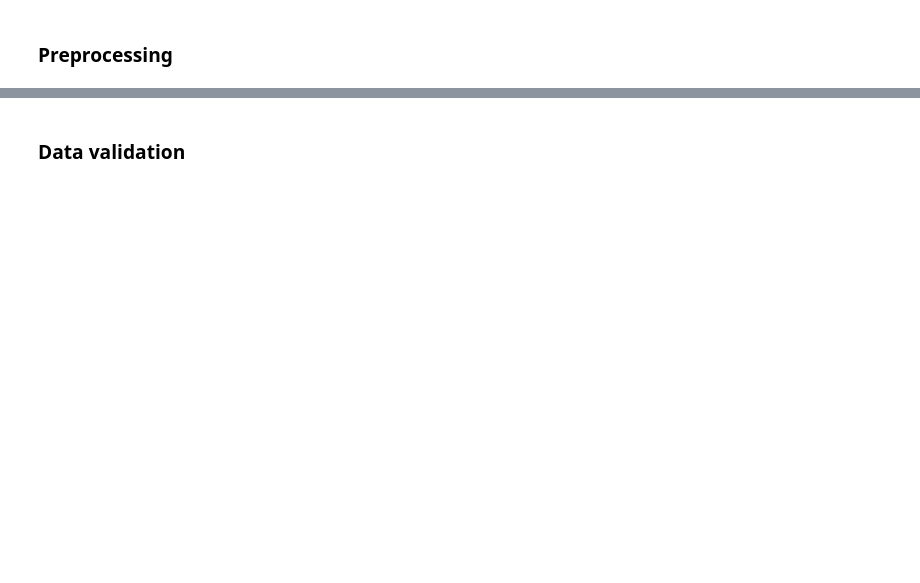
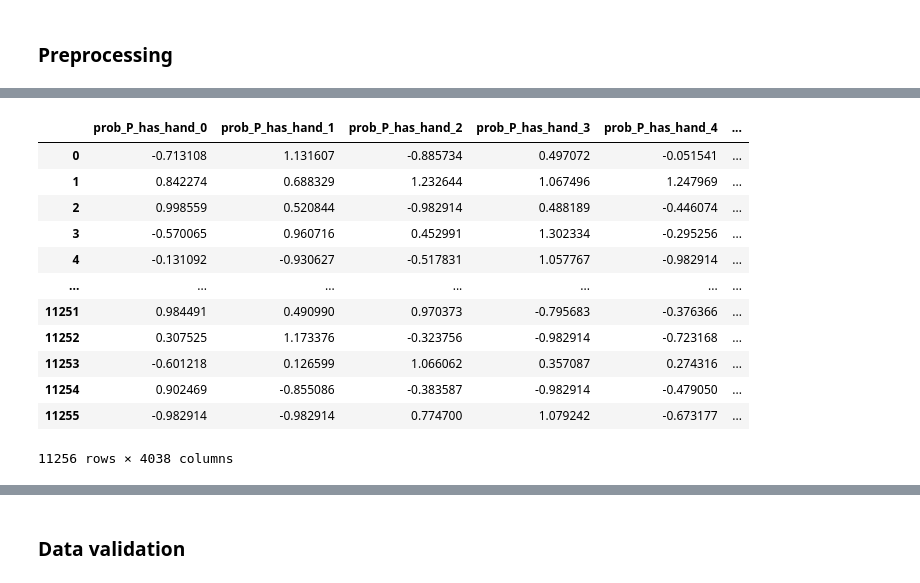
Before and after one commit to tjespe/texas-holdem-ai, a Jupyter notebook: train_nn.ipynb, the cells around one changed output, grey strips where cells are left out. Saved outputs shown, nothing was run; the diff lists cells and outputs as text; code cells hidden in the pictures; blank space fills up the shorter version.

```diff
--- a/train_nn.ipynb
+++ b/train_nn.ipynb
@@ -215,0 +208,16 @@ df
+# %%
+df
+# %% [output]
+|  | prob_P_has_hand_0 | prob_P_has_hand_1 | prob_P_has_hand_2 | prob_P_has_hand_3 | prob_P_has_hand_4 | ... |
+| 0 | -0.713108 | 1.131607 | -0.885734 | 0.497072 | -0.051541 | ... |
+| 1 | 0.842274 | 0.688329 | 1.232644 | 1.067496 | 1.247969 | ... |
+| 2 | 0.998559 | 0.520844 | -0.982914 | 0.488189 | -0.446074 | ... |
+| 3 | -0.570065 | 0.960716 | 0.452991 | 1.302334 | -0.295256 | ... |
+| 4 | -0.131092 | -0.930627 | -0.517831 | 1.057767 | -0.982914 | ... |
+| ... | ... | ... | ... | ... | ... | ... |
+| 11251 | 0.984491 | 0.490990 | 0.970373 | -0.795683 | -0.376366 | ... |
+| 11252 | 0.307525 | 1.173376 | -0.323756 | -0.982914 | -0.723168 | ... |
+| 11253 | -0.601218 | 0.126599 | 1.066062 | 0.357087 | 0.274316 | ... |
+| 11254 | 0.902469 | -0.855086 | -0.383587 | -0.982914 | -0.479050 | ... |
+| 11255 | -0.982914 | -0.982914 | 0.774700 | 1.079242 | -0.673177 | ... |
+11256 rows × 4038 columns
```
Also changed, not shown: parts of 25 cells of this notebook.
